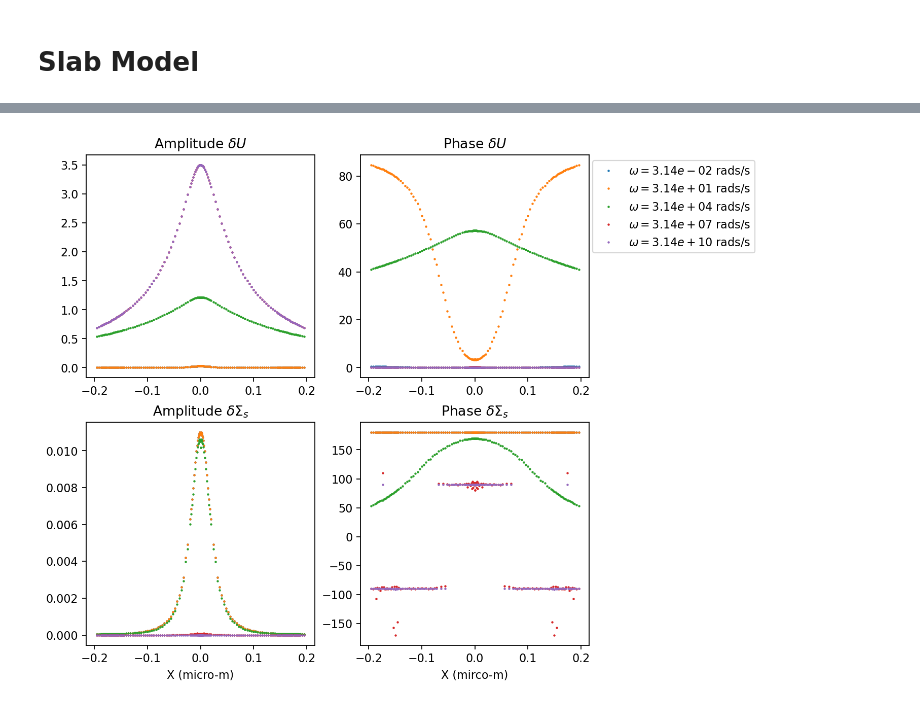
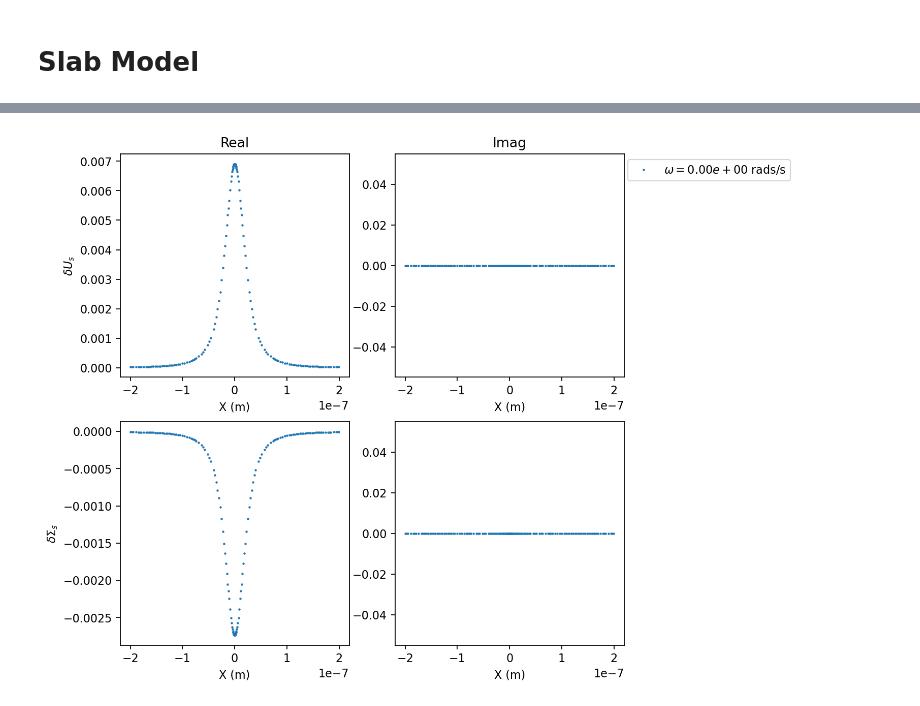
Before and after one commit to yuccadrew/sip, a Jupyter notebook: test_sip.ipynb, the cells around one changed output, grey strips where cells are left out. Drawn from its saved outputs; the diff is of its cells as text; code cells hidden in the pictures.

```diff
--- a/test_sip.ipynb
+++ b/test_sip.ipynb
@@ -1971,4 +2196,0 @@ Done
-# %%
-freqs=np.logspace(-2,10,13)
-print(freqs)
-print(10+2-1)
@@ -2001,35 +2197,84 @@ print(mids2d_edge)
 # %%
-if __name__=='__main__':
+def display_results_amp_phase():
     fig,ax=plt.subplots(2,2,figsize=(8,8),dpi=160)
     axs=ax.flatten()
 
+    nodes=mesh['nodes']
     mask=(nodes[:,1]==0)&(np.abs(nodes[:,0])<200e-9)
     labels=[]
-#     for i in [12]:
-    for i in range(0,len(freqs),3):
+    for i in [0]:
+        unod=np.load(savedir+'/freq_%.2e.npy'%freqs[i])
         xp=np.r_[-nodes[mask,0],nodes[mask,0]]
-        yp=np.r_[pot[i,mask],pot[i,mask]]
-        axs[0].plot(xp*1e6,np.abs(yp),'.',markersize=2)
-        axs[1].plot(xp*1e6,np.angle(yp)*180/np.pi,'.',markersize=2)
+        yp=np.r_[unod[mask,0],unod[mask,0]]
+        axs[0].plot(xp,np.abs(yp),'.',markersize=2)
+        axs[1].plot(xp,np.angle(yp)*180/np.pi,'.',markersize=2)
 
         xp=np.r_[-nodes[mask,0],nodes[mask,0]]
-        yp=np.r_[sigma[i,mask],sigma[i,mask]]
-        axs[2].plot(xp*1e6,np.abs(yp),'.',markersize=2)
-        axs[3].plot(xp*1e6,np.angle(yp)*180/np.pi,'.',markersize=2)
+        yp=np.r_[unod[mask,1],unod[mask,1]]
+        axs[2].plot(xp,np.abs(yp),'.',markersize=2)
+        axs[3].plot(xp,np.angle(yp)*180/np.pi,'.',markersize=2)
 
         labels.append('$\omega=%.2e$ rads/s'%(freqs[i]))
-#         axs[0].set_yscale('Log')
-#         axs[2].set_yscale('Log')
+        #axs[0].set_yscale('Log')
+        #axs[2].set_yscale('Log')
 
-    axs[0].set_title('Amplitude $\delta U$')
-    axs[1].set_title('Phase $\delta U$')
-    axs[2].set_title('Amplitude $\delta \Sigma_s$')
-    axs[3].set_title('Phase $\delta \Sigma_s$')
-    axs[2].set_xlabel('X (micro-m)')
-    axs[3].set_xlabel('X (mirco-m)')
+    axs[0].set_title('Amplitude')
+    axs[1].set_title('Phase')
+
+    axs[0].set_ylabel('$\delta U_s$')
+    axs[2].set_ylabel('$\delta \Sigma_s$')
+
+    axs[0].set_xlabel('X (m)')
+    axs[1].set_xlabel('X (m)')
+    axs[2].set_xlabel('X (m)')
+    axs[3].set_xlabel('X (m)')
     axs[1].legend(labels,loc='upper right',bbox_to_anchor=(1.750,1.0))
 
-    plt.savefig('slab_zoom_in.png',bbox_inches = 'tight')
+    #plt.savefig('slab.png',bbox_inches='tight')
+    return fig,ax
+
+def display_results_real_imag():
+    fig,ax=plt.subplots(2,2,figsize=(8,8),dpi=160)
+    axs=ax.flatten()
+
+    nodes=mesh['nodes']
+    mask=(nodes[:,1]==0)&(np.abs(nodes[:,0])<200e-9)
+    labels=[]
+    for i in [0]:
+        unod=np.load(savedir+'/freq_%.2e.npy'%freqs[i])
+        xp=np.r_[-nodes[mask,0],nodes[mask,0]]
+        yp=np.r_[unod[mask,0],unod[mask,0]]
+        axs[0].plot(xp,np.real(yp),'.',markersize=2)
+        axs[1].plot(xp,np.imag(yp)*180/np.pi,'.',markersize=2)
+
+        xp=np.r_[-nodes[mask,0],nodes[mask,0]]
+        yp=np.r_[unod[mask,1],unod[mask,1]]
+        axs[2].plot(xp,np.real(yp),'.',markersize=2)
+        axs[3].plot(xp,np.imag(yp)*180/np.pi,'.',markersize=2)
+
+        labels.append('$\omega=%.2e$ rads/s'%(freqs[i]))
+        #axs[0].set_yscale('Log')
+        #axs[2].set_yscale('Log')
+
+    axs[0].set_title('Real')
+    axs[1].set_title('Imag')
+
+    axs[0].set_ylabel('$\delta U_s$')
+    axs[2].set_ylabel('$\delta \Sigma_s$')
+
+    axs[0].set_xlabel('X (m)')
+    axs[1].set_xlabel('X (m)')
+    axs[2].set_xlabel('X (m)')
+    axs[3].set_xlabel('X (m)')
+    axs[1].legend(labels,loc='upper right',bbox_to_anchor=(1.750,1.0))
+
+    #plt.savefig('slab.png',bbox_inches='tight')
+    return fig,ax
+
+if __name__=='__main__':
+    #_,_=display_results_amp_phase()
+    _,_=display_results_real_imag()
     plt.show()
+    print('Done')
 # %% [output]
-[figure, old version]
+[figure, new version]
```
Also changed, not shown: parts of 20 cells of this notebook.
